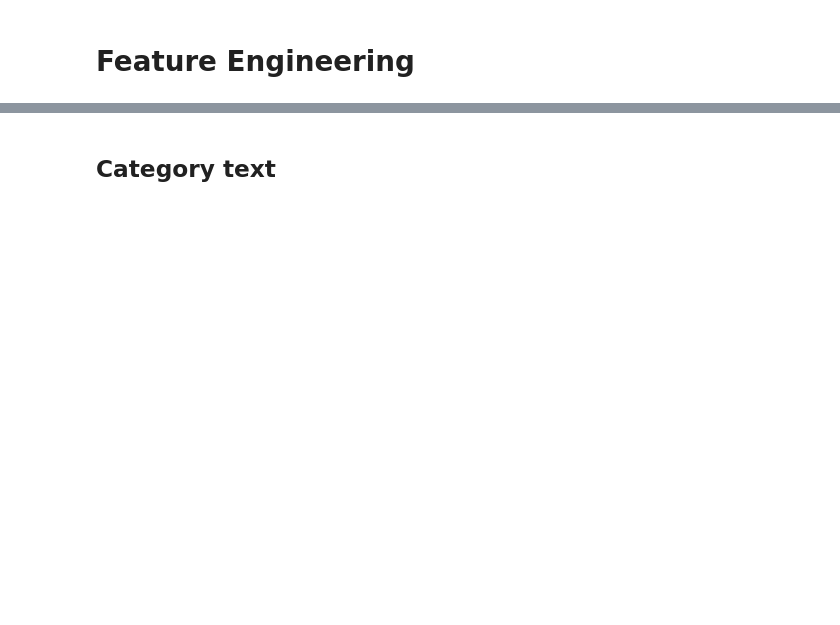
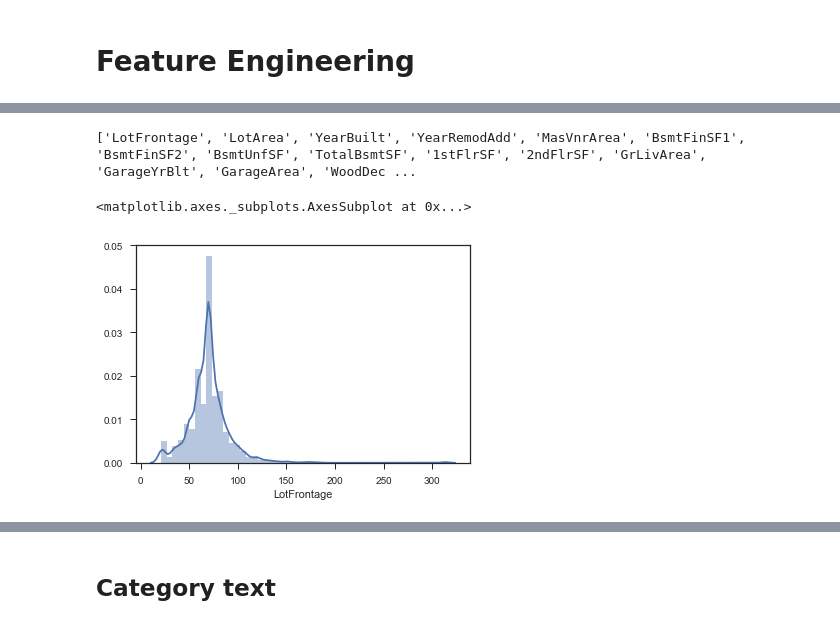
Before and after one commit to tnmichael309/Data-Analysis-Tool, a Jupyter notebook: notebook.ipynb, the cells around one changed output, grey strips where cells are left out. Drawn from its saved outputs; the diff is of its cells as text; code cells hidden in the pictures; blank space fills up the shorter version.

```diff
--- a/notebook.ipynb
+++ b/notebook.ipynb
@@ -224,0 +491,9 @@ plot_outliers(outlier_dict)
+# %%
+print(high_card_num_col_no_saleprice)
+# %% [output]
+['LotFrontage', 'LotArea', 'YearBuilt', 'YearRemodAdd', 'MasVnrArea', 'BsmtFinSF1', 'BsmtFinSF2', 'BsmtUnfSF', 'TotalBsmtSF', '1stFlrSF', '2ndFlrSF', 'GrLivArea', 'GarageYrBlt', 'GarageArea', 'WoodDec ...
+# %%
+sns.distplot(sml.train['LotFrontage'])
+# %% [output]
+<matplotlib.axes._subplots.AxesSubplot at 0x...>
+[figure, added]
```
Also changed, not shown: parts of 65 cells of this notebook, 4 other files.
